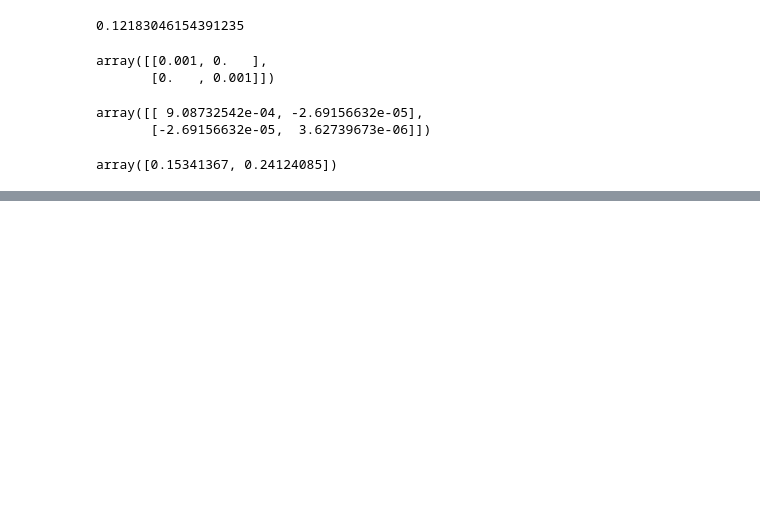
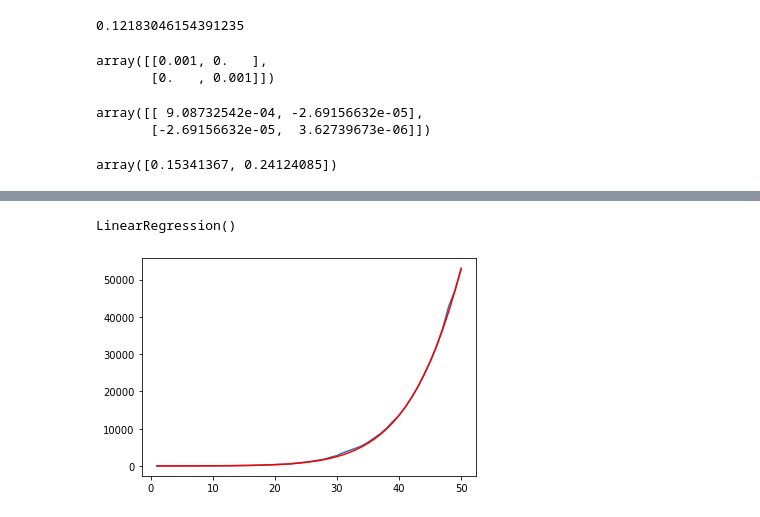
Before and after one commit to Rustemhak/advanced-ml, a Jupyter notebook: bayes_covid.ipynb, the cells around one changed output, grey strips where cells are left out. Cells and saved outputs as stored; diff of their text form; code cells hidden in the pictures; blank space fills up the shorter version.

```diff
--- a/bayes_covid.ipynb
+++ b/bayes_covid.ipynb
@@ -145,0 +183,23 @@ for w in my_w:
+# %%
+lin_reg = LinearRegression()
+x_train = np.column_stack([df_train["day"], df_train["day"] ** 2])
+y_train =  np.log(df_train["new_cases"]).values
+lin_reg.fit(x_train, y_train)
+# %% [output]
+LinearRegression()
+# %%
+y_pred_train = lin_reg.predict(x_train)
+
+plt.plot(
+    df_train["day"],
+    df_train["total_cases"],
+    label="Real",
+);
+plt.plot(
+    df_train["day"],
+    np.exp(y_pred_train).cumsum(),
+    label="Pred",
+        color="r"
+);
+# %% [output]
+[figure, added]
```
Also changed, not shown: parts of 23 cells of this notebook.
